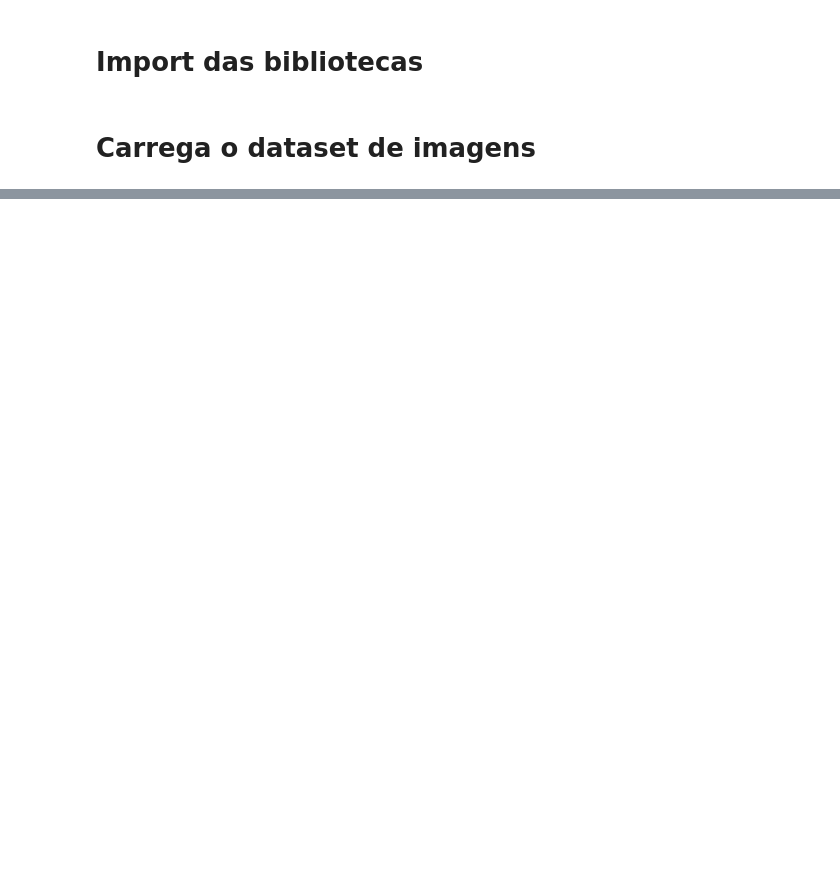
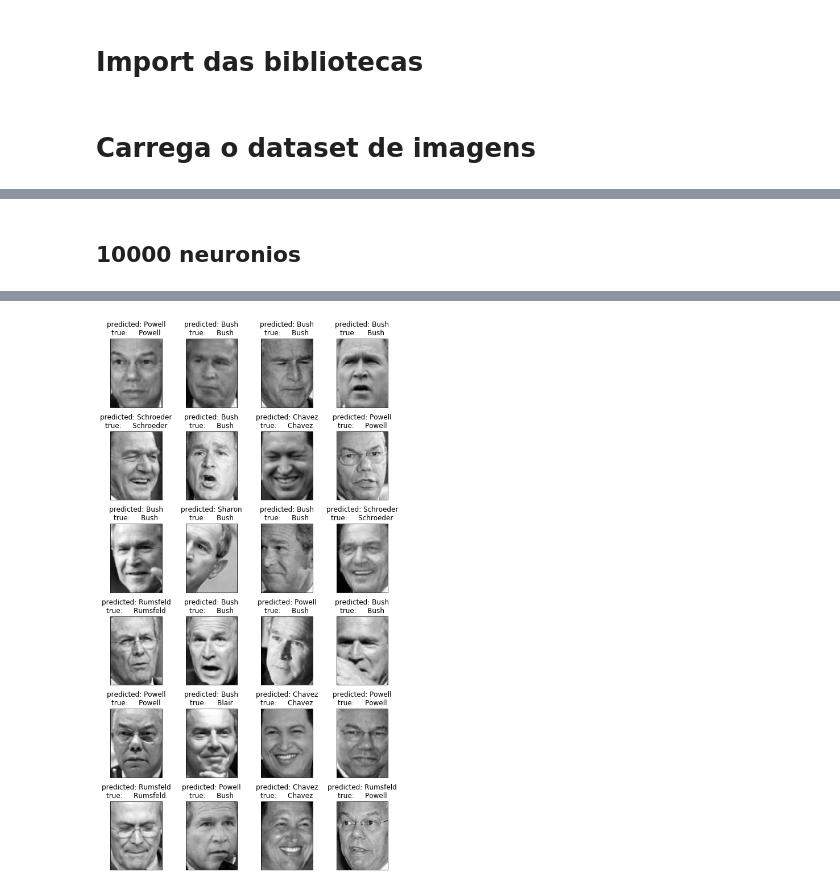
Before and after one commit to nlp-pucrs/ia-ec-2017-2-tp3, a Jupyter notebook: Gabriel_Augusto.ipynb, the cells around one changed output, grey strips where cells are left out. Saved outputs shown, nothing was run; the diff lists cells and outputs as text; code cells hidden in the pictures; blank space fills up the shorter version.

```diff
--- a/Gabriel_Augusto.ipynb
+++ b/Gabriel_Augusto.ipynb
@@ -111,0 +190,34 @@ metrics.accuracy_score(dataset.target,y_pred)
+# %% [markdown]
+## 10000 neuronios
+# %%
+MLPC = neural_network.MLPClassifier(hidden_layer_sizes=(10000, ),
+activation='relu', # {identity, logistic, tanh, relu},
+solver='adam', # {lbfgs, sgd, adam},
+alpha=0.0001,
+learning_rate='constant', # {constant, invscaling, adaptive},
+learning_rate_init=0.001,
+power_t=0.5,
+max_iter=1000,
+shuffle=True,
+tol=0.00001,
+verbose=True,
+momentum=0.9,
+validation_fraction=0.1)
+
+
+MLPC.fit(X_train_pca,y_train)
+y_pred = MLPC.predict(X_test_pca)
+
+
+print(classification_report(y_test, y_pred, target_names=target_names))
+def title(y_pred, y_test, target_names, i):
+    pred_name = target_names[y_pred[i]].rsplit(' ', 1)[-1]
+    true_name = target_names[y_test[i]].rsplit(' ', 1)[-1]
+    return 'predicted: %s\ntrue:     %s'%(pred_name, true_name)
+
+prediction_titles = [title(y_pred, y_test, target_names, i)
+                     for i in range(y_pred.shape[0])]
+
+plot_gallery(X_test, prediction_titles, height, width ,10, 6)
+plt.show()
+# %% [output]
@@ -111,0 +241 @@ metrics.accuracy_score(dataset.target,y_pred)
+[figure, added]
```
Also changed, not shown: parts of 39 cells of this notebook.
